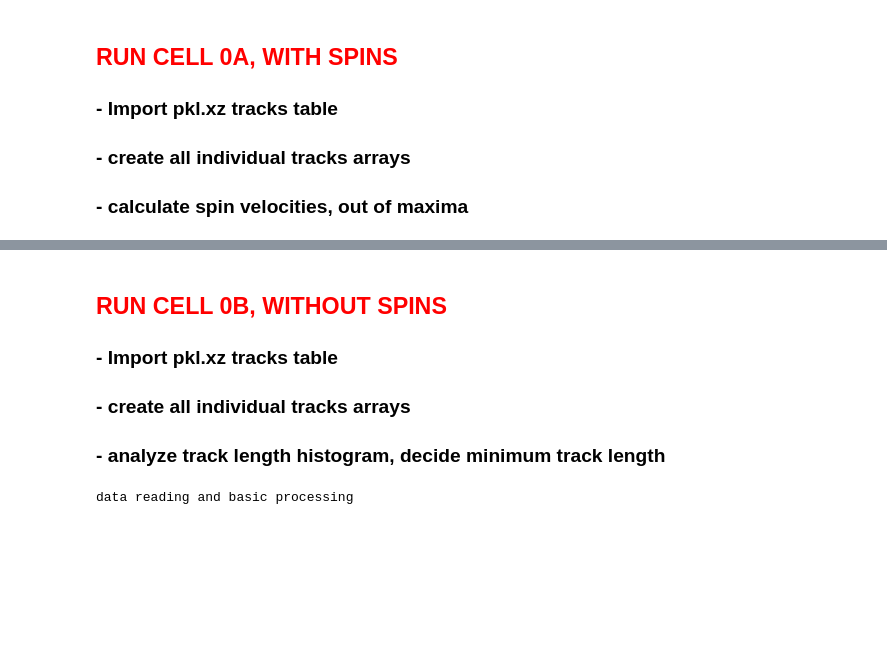
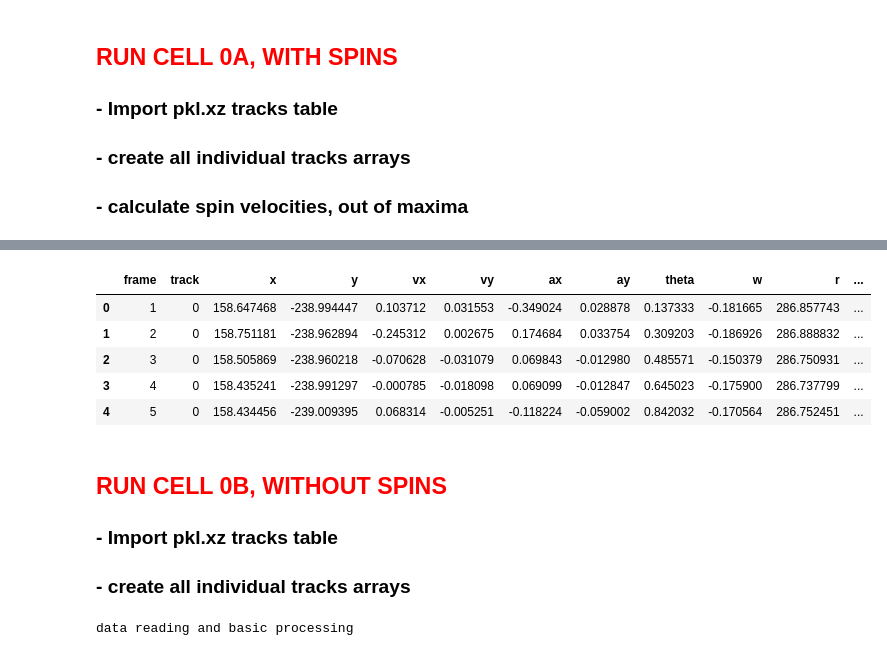
Before and after one commit to fvegar/brownian, a Jupyter notebook: chiral_tracks.ipynb, the cells around one changed output, grey strips where cells are left out. Cells and saved outputs as stored; diff of their text form; code cells hidden in the pictures; blank space fills up the shorter version.

```diff
--- a/chiral_tracks.ipynb
+++ b/chiral_tracks.ipynb
@@ -630,0 +684,18 @@ Name: theta, Length: 624425, dtype: float64
+# %%
+# BUILD PECULIAR TRANSLATIONAL VELOCITIES
+nbinr = 3
+uxr = stats.binned_statistic(datos.r, datos.vx, statistic='mean', bins=nbinr)
+uyr = stats.binned_statistic(datos.r, datos.vy, statistic='mean', bins=nbinr)
+wr = stats.binned_statistic(datos.r, datos.w, statistic='mean', bins=nbinr)
+
+Vx = np.empty(len(datos))
+Vy = np.empty(len(datos))
+W = np.empty(len(datos))
+for i in range(len(datos)):
+    Vx[i] = datos.vx.values[i] - uxr[0][uxr[2][i]-1]
+    Vy[i] = datos.vx.values[i] - uyr[0][uyr[2][i]-1]
+    W[i] = datos.w.values[i] - wr[0][wr[2][i]-1]
+
+datos['Vx'] = Vx
+datos['Vy'] = Vy
+datos['W'] = W
@@ -631,8 +714,16 @@ Name: theta, Length: 624425, dtype: float64
+# %%
+datos.head()
+# %% [output]
+|  | frame | track | x | y | vx | vy | ax | ay | theta | w | r | ... |
+| 0 | 1 | 0 | 158.647468 | -238.994447 | 0.103712 | 0.031553 | -0.349024 | 0.028878 | 0.137333 | -0.181665 | 286.857743 | ... |
+| 1 | 2 | 0 | 158.751181 | -238.962894 | -0.245312 | 0.002675 | 0.174684 | 0.033754 | 0.309203 | -0.186926 | 286.888832 | ... |
+| 2 | 3 | 0 | 158.505869 | -238.960218 | -0.070628 | -0.031079 | 0.069843 | -0.012980 | 0.485571 | -0.150379 | 286.750931 | ... |
+| 3 | 4 | 0 | 158.435241 | -238.991297 | -0.000785 | -0.018098 | 0.069099 | -0.012847 | 0.645023 | -0.175900 | 286.737799 | ... |
+| 4 | 5 | 0 | 158.434456 | -239.009395 | 0.068314 | -0.005251 | -0.118224 | -0.059002 | 0.842032 | -0.170564 | 286.752451 | ... |
 # %% [markdown]
 ## <font color='RED'>RUN CELL 0B, WITHOUT SPINS</font>
 ### - Import pkl.xz tracks table
 ### - create all individual tracks arrays
-### - analyze track length histogram, decide minimum track length
 # %%
 # COMPLETE SET OF READING INSTRUCTIONS
 
```
Also changed, not shown: parts of 10 cells of this notebook.
